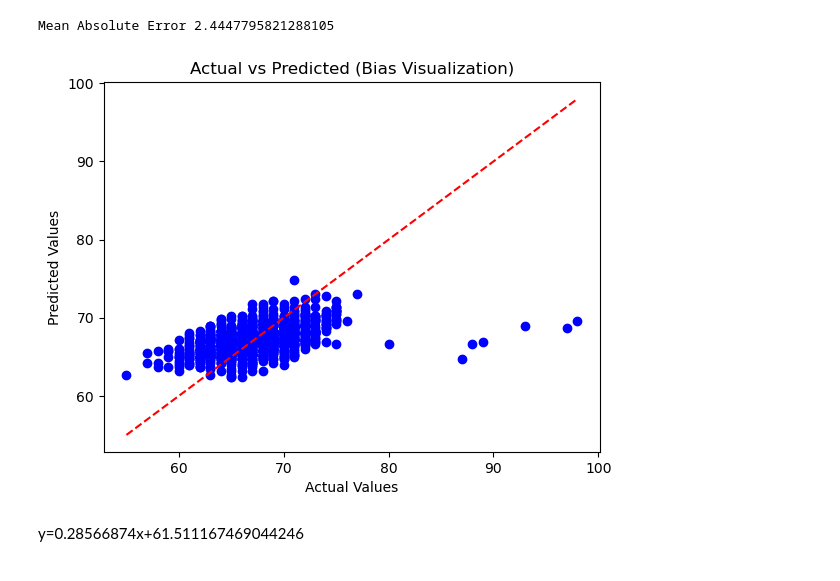
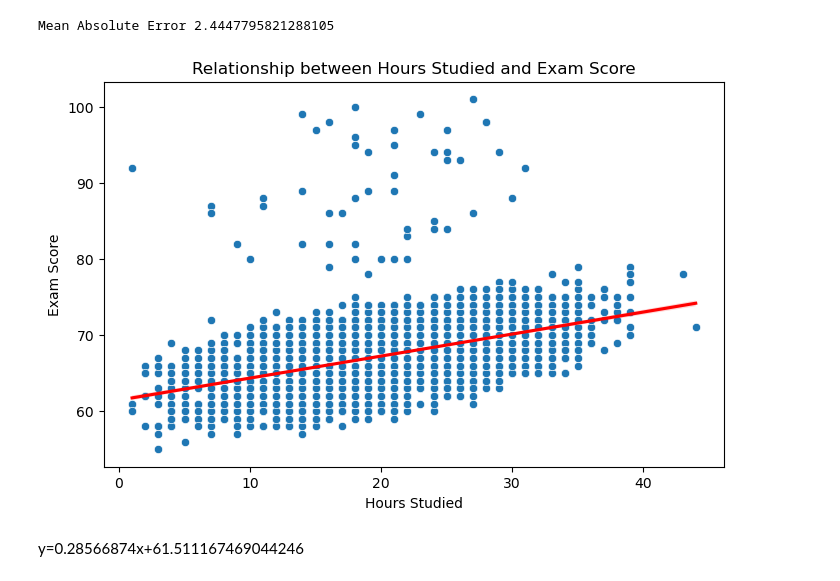
Before and after one commit to MalakSherif2/Students-Performance-Factor, a Jupyter notebook: Task 1.ipynb, the cells around one changed output. Cells and saved outputs as stored; diff of their text form; code cells hidden in the pictures.

```diff
--- a/Task 1.ipynb
+++ b/Task 1.ipynb
@@ -373,16 +378,15 @@ MAE=mean_absolute_error(y_test ,y_pred)
 print(f"Mean Absolute Error {MAE}")
 # %% [output]
 Mean Absolute Error 2.4447795821288105
-# %%
-plt.scatter(y_test, y_pred, color='blue')
-plt.plot([y_test.min(), y_test.max()],
-         [y_test.min(), y_test.max()],
-         color='red', linestyle='--')
-plt.xlabel("Actual Values")
-plt.ylabel("Predicted Values")
-plt.title("Actual vs Predicted (Bias Visualization)")
-plt.show()
-# %% [output]
-[figure, removed]
+# %%
+plt.figure(figsize=(8,5))
+sns.scatterplot(x=df['Hours_Studied'], y=df['Exam_Score'])
+sns.regplot(x=df['Hours_Studied'], y=df['Exam_Score'], scatter=False, color='red')
+plt.title("Relationship between Hours Studied and Exam Score")
+plt.xlabel("Hours Studied")
+plt.ylabel("Exam Score")
+plt.show()
+# %% [output]
+[figure, added]
 # %% [markdown]
 <font size='10'>y=0.28566874x+61.511167469044246</font>
```
Also changed, not shown: parts of 2 cells of this notebook.
